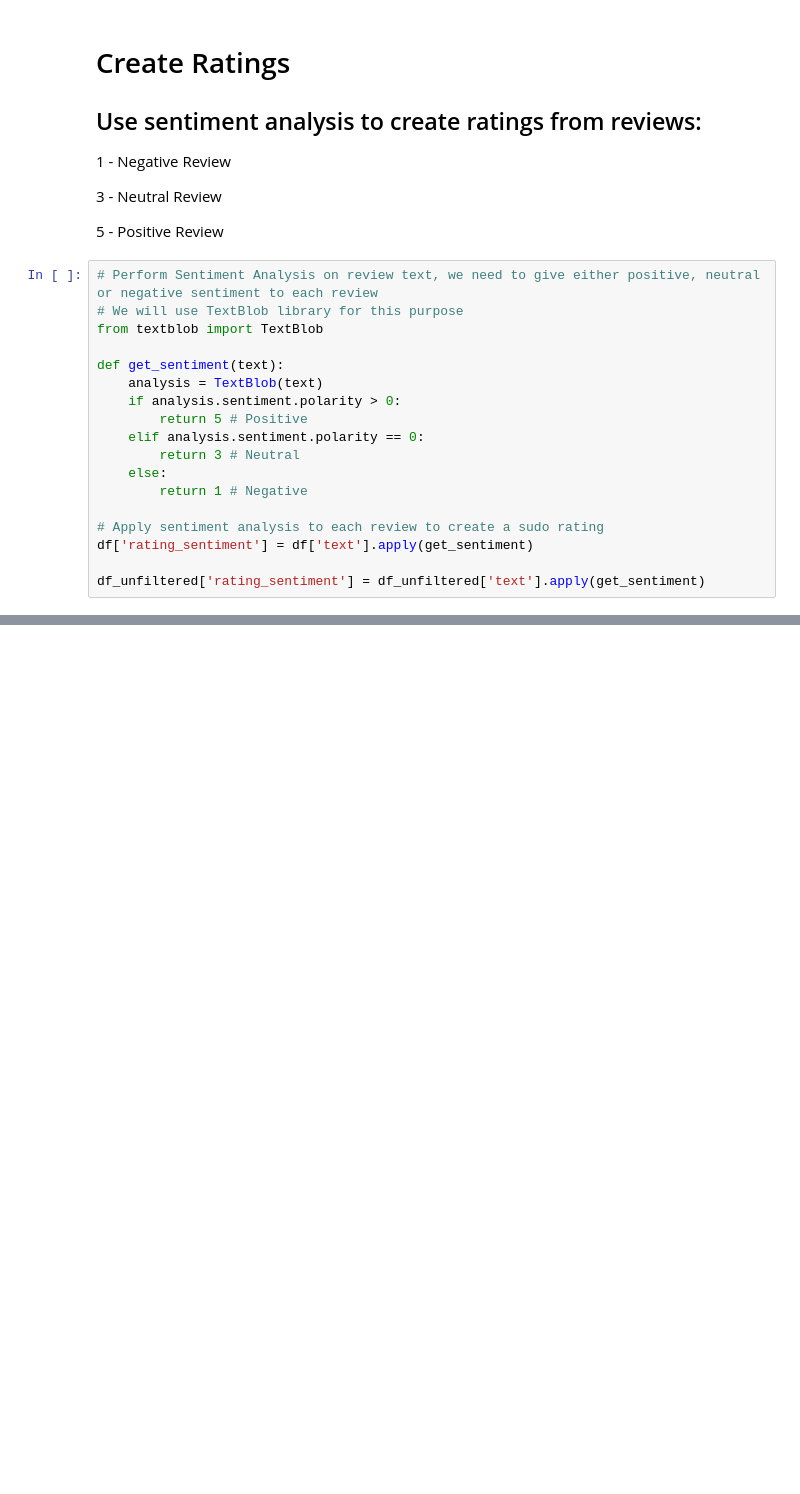
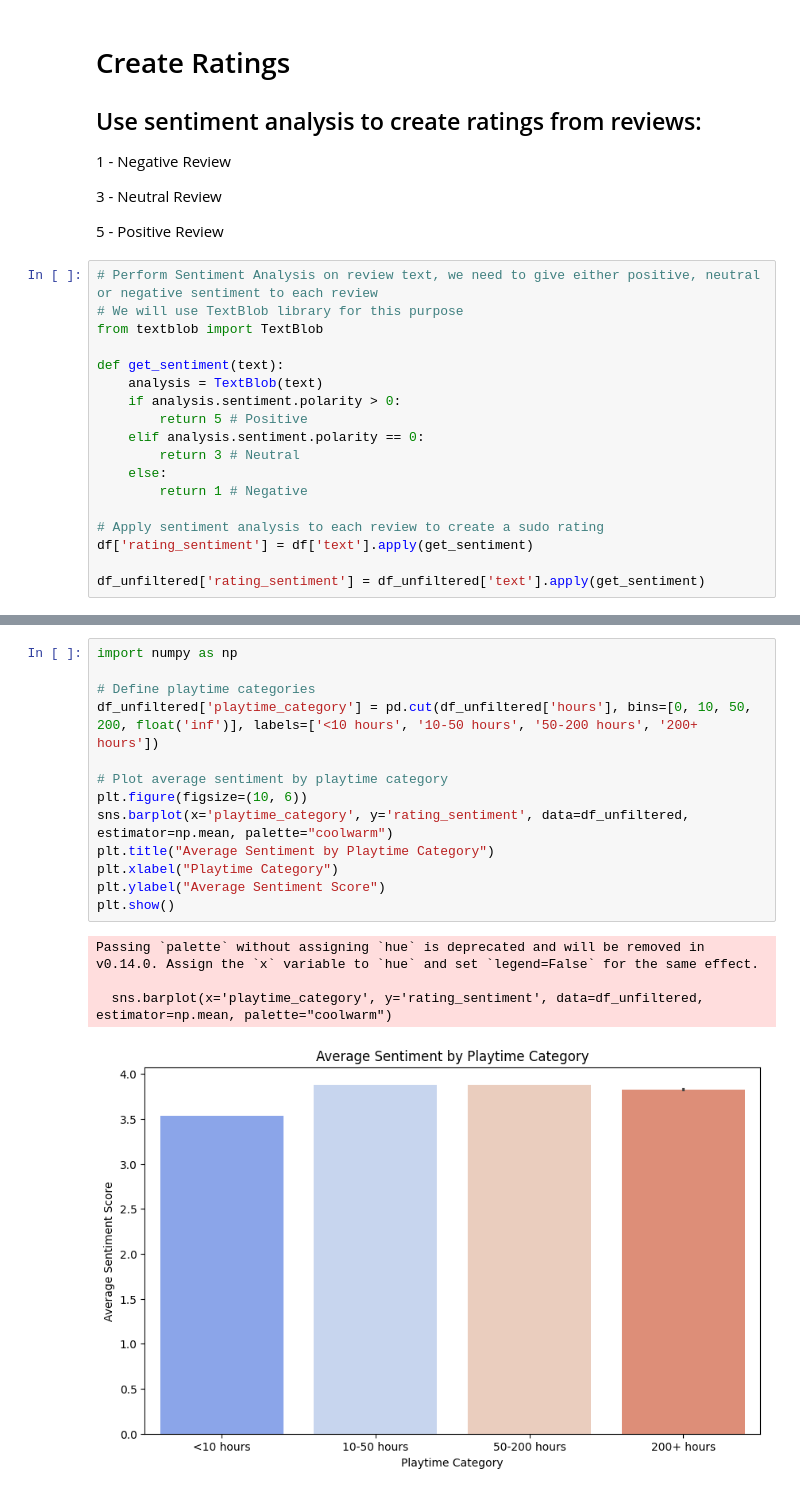
Before and after one commit to SharkmanZA/SteamDeepDive, a Jupyter notebook: src/main/reviews.ipynb, the cells around one changed output, grey strips where cells are left out. Cells and saved outputs as stored; diff of their text form; blank space fills up the shorter version.

```diff
--- a/src/main/reviews.ipynb
+++ b/src/main/reviews.ipynb
@@ -183,0 +282,18 @@ ValueError: Could not interpret value `rating_sentiment` for `y`. An entry with
+# %%
+import numpy as np
+
+# Define playtime categories
+df_unfiltered['playtime_category'] = pd.cut(df_unfiltered['hours'], bins=[0, 10, 50, 200, float('inf')], labels=['<10 hours', '10-50 hours', '50-200 hours', '200+ hours'])
+
+# Plot average sentiment by playtime category
+plt.figure(figsize=(10, 6))
+sns.barplot(x='playtime_category', y='rating_sentiment', data=df_unfiltered, estimator=np.mean, palette="coolwarm")
+plt.title("Average Sentiment by Playtime Category")
+plt.xlabel("Playtime Category")
+plt.ylabel("Average Sentiment Score")
+plt.show()
+# %% [output]
+Passing `palette` without assigning `hue` is deprecated and will be removed in v0.14.0. Assign the `x` variable to `hue` and set `legend=False` for the same effect.
+
+  sns.barplot(x='playtime_category', y='rating_sentiment', data=df_unfiltered, estimator=np.mean, palette="coolwarm")
+[figure, added]
```
Also changed, not shown: parts of 12 cells of this notebook, 9 other files.
